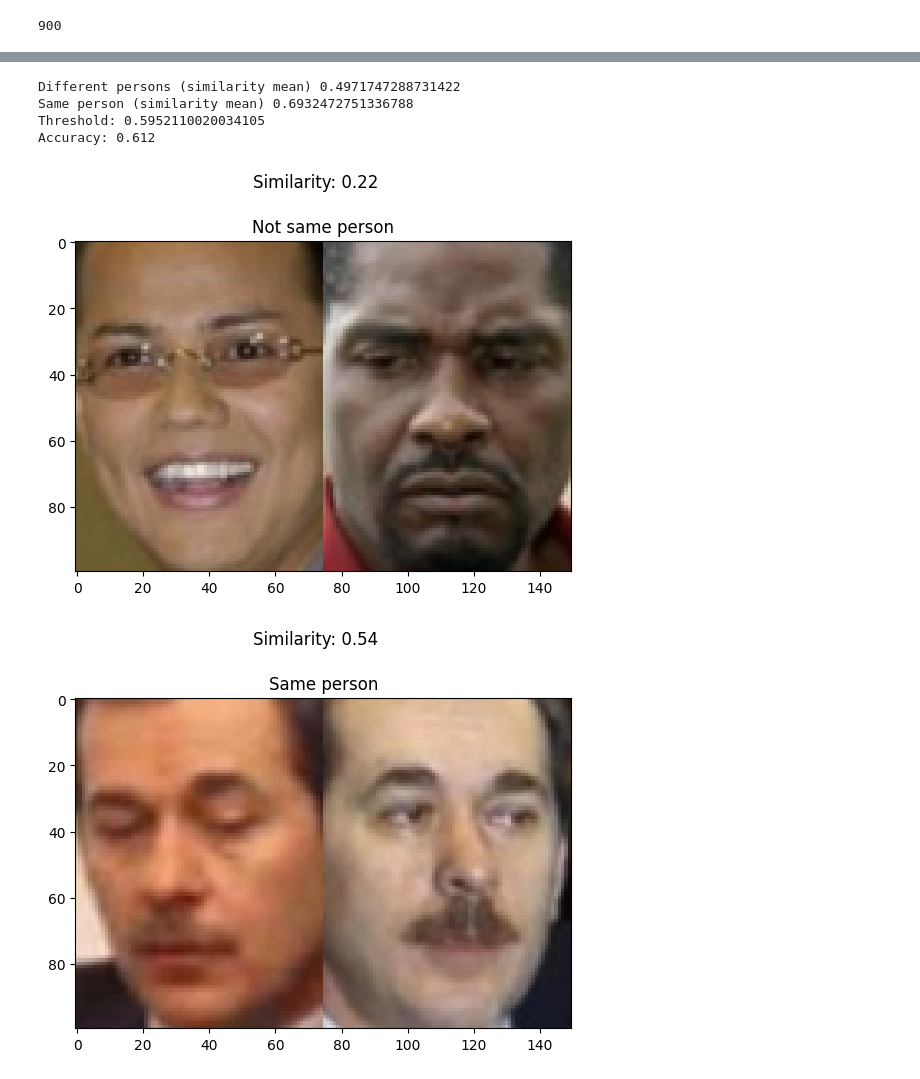
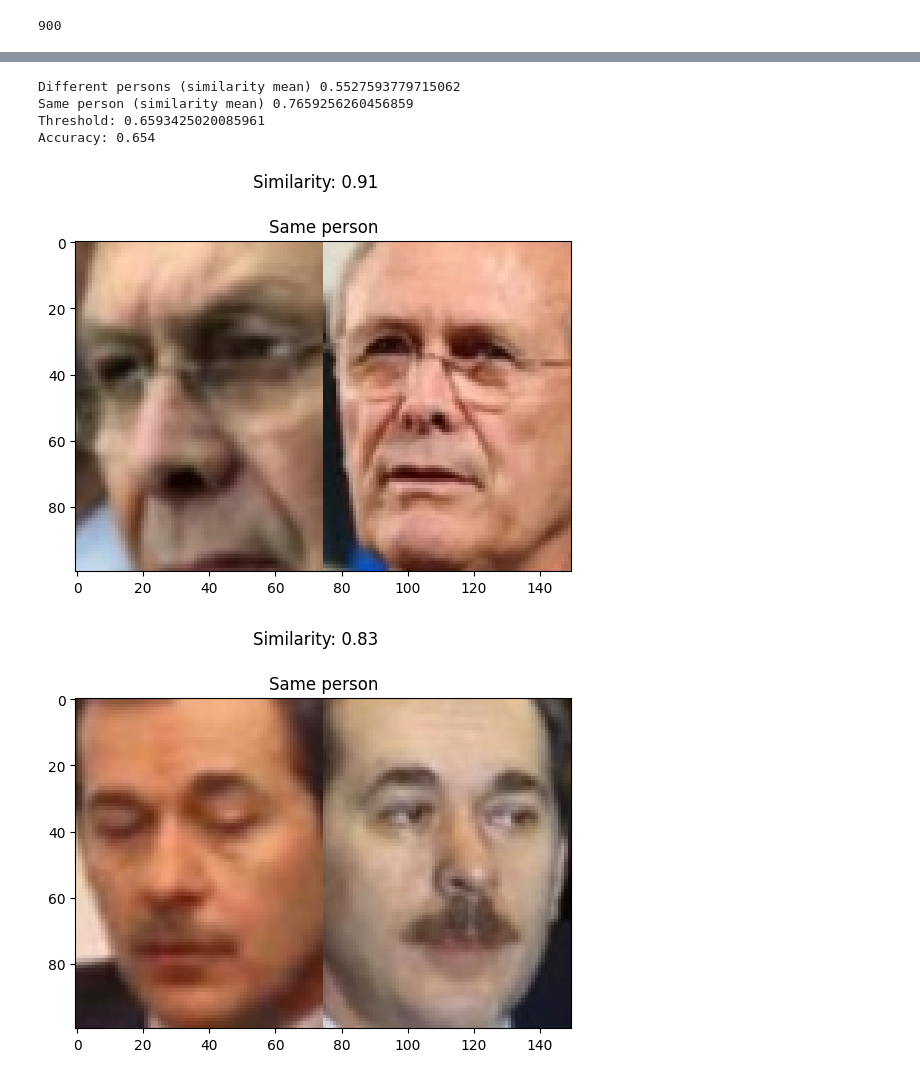
Before and after one commit to ahmedmst2423/Face-Recognition-AI-Project, a Jupyter notebook: Face-Recogntion-Training.ipynb, the cells around one changed output, grey strips where cells are left out. Cells and saved outputs as stored; diff of their text form; code cells hidden in the pictures.

Commit message:
0.65 accuracy

```diff
--- a/Face-Recogntion-Training.ipynb
+++ b/Face-Recogntion-Training.ipynb
@@ -275,7 +277,9 @@ class SiameseNetwork():
         processed = pretrained_model(input)
 
         flatten = layers.Flatten()(processed)
-        x = layers.Dense(512, activation='relu')(flatten)
+        x = layers.Dense(2048, activation='relu')(flatten)
+        x = layers.BatchNormalization()(x)
+        x = layers.Dense(512, activation='relu')(x)
         x = layers.BatchNormalization()(x)
         x = layers.Dropout(self.dropout_rate)(x)
         x = layers.Dense(self.embedding_dim, activation="relu")(x)
@@ -415,7 +419,7 @@ visualize(train_data[1][0], train_data[1][1], train_data[1][2])
 batch_size = 128
 epochs = 15
 lr = 1e-3
-triplet_loss_margin = 1.0
+triplet_loss_margin = 0.5
 fine_tunning = True
 embedding_dim = 256
 
@@ -516,5 +520,5 @@ def test(X_test, embedding_layer, IMG_SHAPE):
     similarities = np.array(similarities)
     return similarities
 # %%
-similarities = test(X_test, embedding_layer, IMG_SHAPE)
+similarities = test(X_test, embedding_layer_new, IMG_SHAPE)
 # %% [output]
@@ -540,17 +544,17 @@ binary_classification[similarities >= threshold] = 1
 accuracy = np.mean(binary_classification == y_test)
 print("Accuracy:", accuracy)
 # %% [output]
-Different persons (similarity mean) 0.4971747288731422
-Same person (similarity mean) 0.6932472751336788
-Threshold: 0.5952110020034105
-Accuracy: 0.612
+Different persons (similarity mean) 0.5527593779715062
+Same person (similarity mean) 0.7659256260456859
+Threshold: 0.6593425020085961
+Accuracy: 0.654
 # %%
-i = 650
+i = 120
 j=2
 visualize_pair(X_test[i][0], X_test[i][1], similarities[i], y_test[i])
 visualize_pair(X_test[j][0], X_test[j][1], similarities[j], y_test[j])
 # %% [output]
-[figure, old version]
+[figure, new version]
 [figure]
 # %%
 import cv2
```
Also changed, not shown: parts of 9 cells of this notebook, 1 other file.
